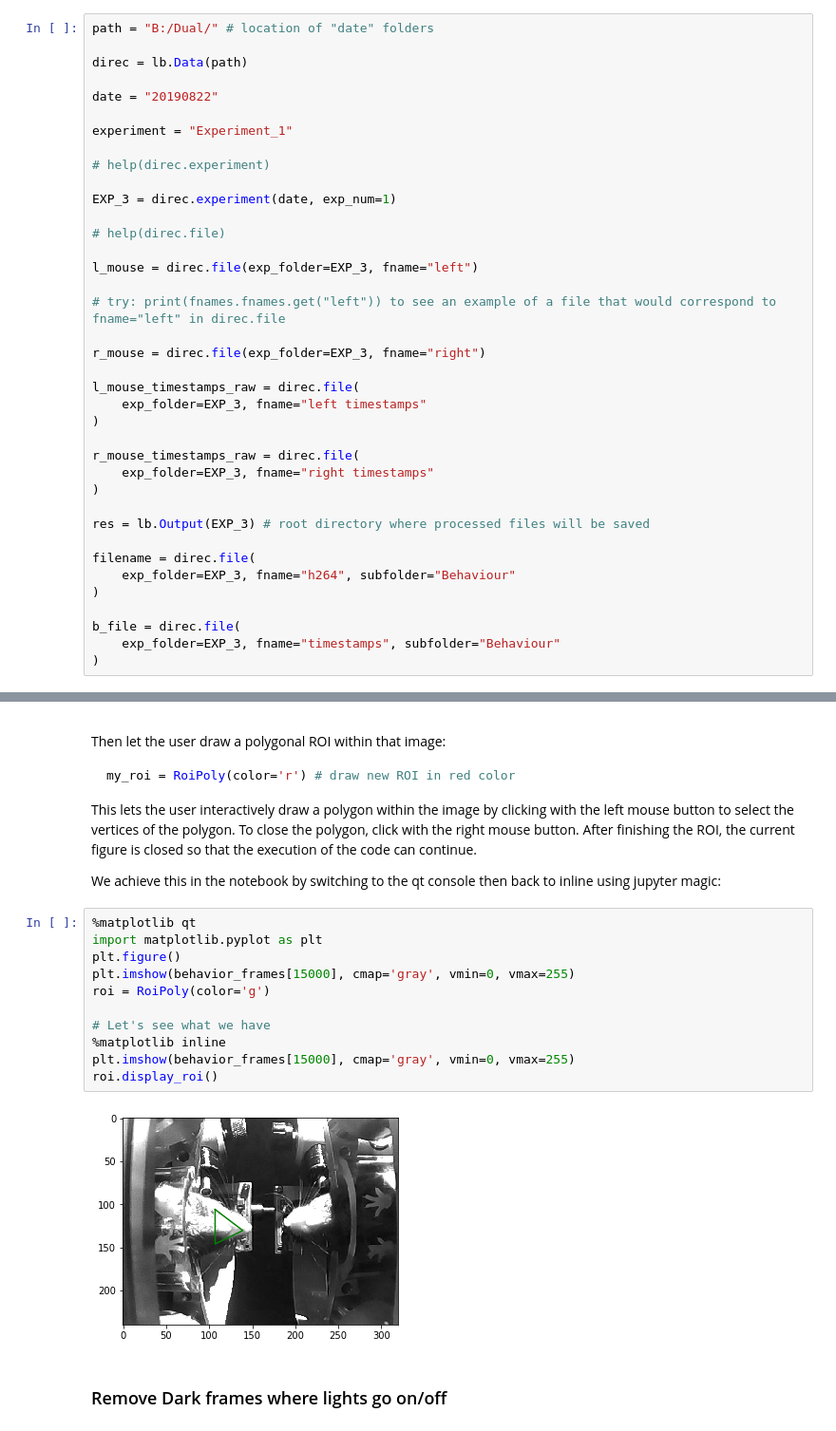
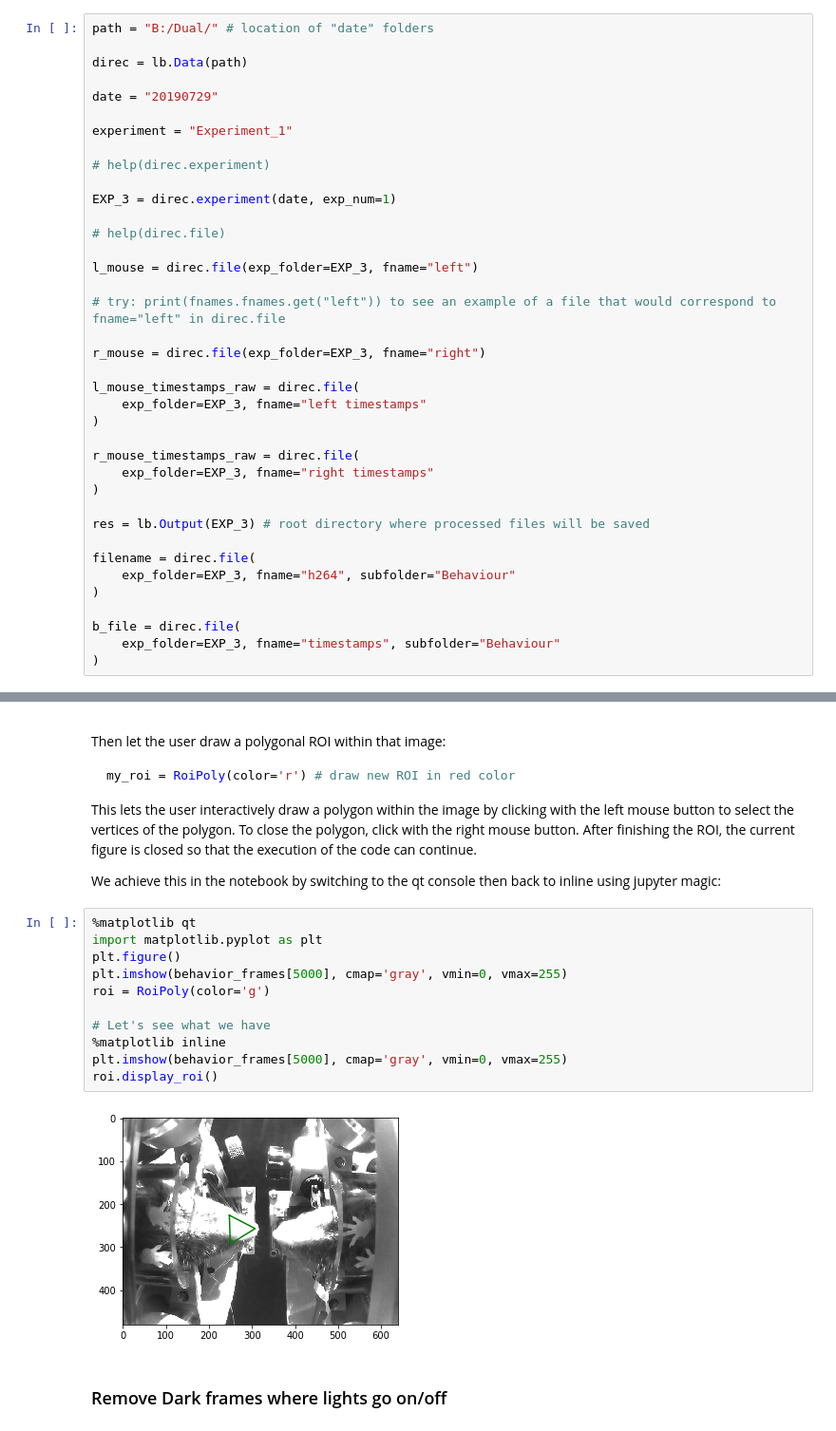
Before and after one commit to ubcbraincircuits/dual-mouse, a Jupyter notebook: python/Dual_Imaging.ipynb, the cells around one changed output, grey strips where cells are left out. Shown: that part at 95% size. Drawn from its saved outputs; the diff is of its cells as text.

```diff
--- a/python/Dual_Imaging.ipynb
+++ b/python/Dual_Imaging.ipynb
@@ -28,7 +27,7 @@ path = "B:/Dual/" # location of "date" folders
 
 direc = lb.Data(path)
 
-date = "20190822"
+date = "20190729"
 
 experiment = "Experiment_1"
 
@@ -780,16 +633,16 @@ We achieve this in the notebook by switching to the qt console then back to inli
 # %%
 %matplotlib qt
 import matplotlib.pyplot as plt
 plt.figure()
-plt.imshow(behavior_frames[15000], cmap='gray', vmin=0, vmax=255)
+plt.imshow(behavior_frames[5000], cmap='gray', vmin=0, vmax=255)
 roi = RoiPoly(color='g')
 
 # Let's see what we have
 %matplotlib inline
-plt.imshow(behavior_frames[15000], cmap='gray', vmin=0, vmax=255)
+plt.imshow(behavior_frames[5000], cmap='gray', vmin=0, vmax=255)
 roi.display_roi()
 # %% [output]
-[figure, old version]
+[figure, new version]
 # %% [markdown]
 ### Remove Dark frames where lights go on/off
 # %%
```
Also changed, not shown: parts of 35 cells of this notebook, 1 other file.
